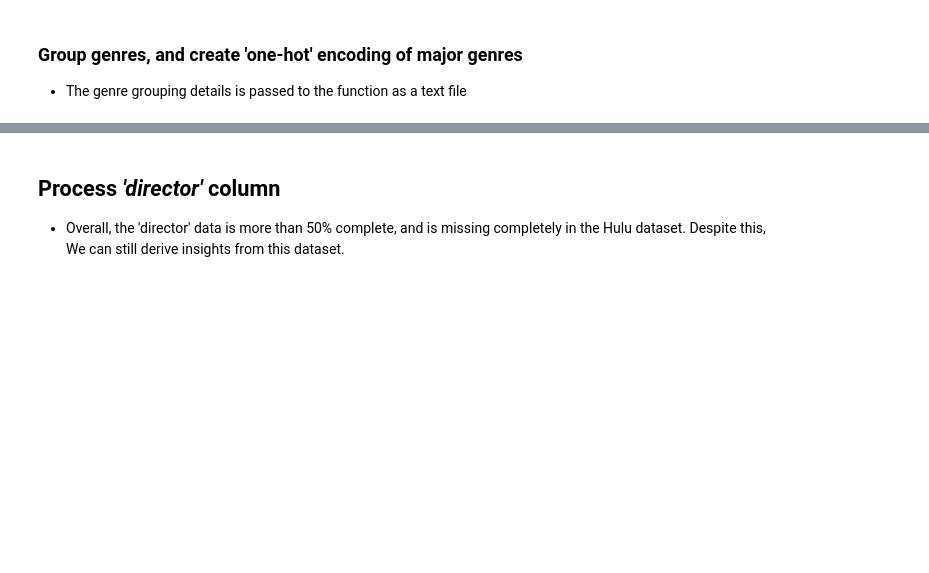
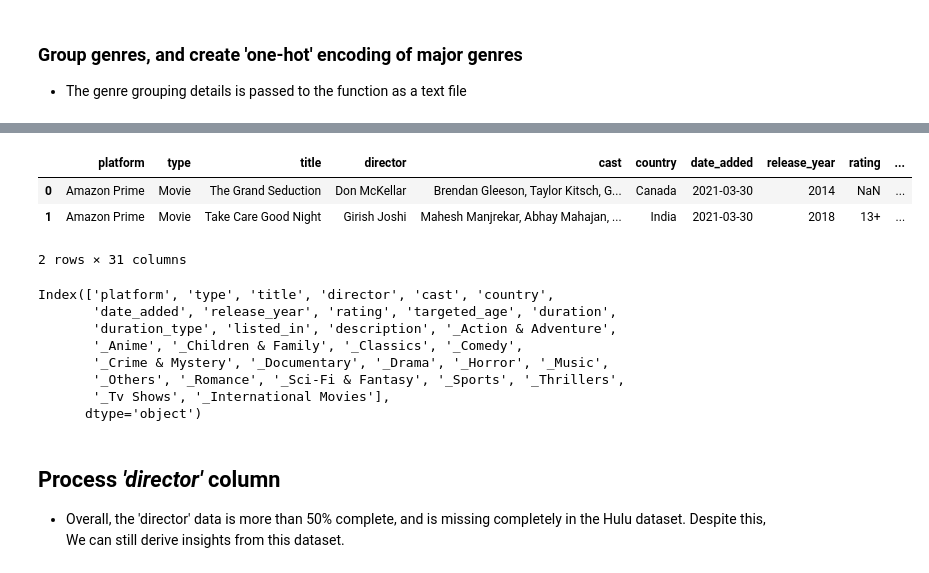
Before and after one commit to aooi5469/team1_dwp_assignment, a Jupyter notebook: Final_Data_Wrangling_Assignment.ipynb, the cells around one changed output, grey strips where cells are left out. Drawn from its saved outputs; the diff is of its cells as text; code cells hidden in the pictures; blank space fills up the shorter version.

```diff
--- a/Final_Data_Wrangling_Assignment.ipynb
+++ b/Final_Data_Wrangling_Assignment.ipynb
@@ -388,9 +471,6 @@ history:
                add verification code "genre_dict_col_sum" (vefified using Combined_Platforms_20220408_0627.csv)
 
 """
-#------------
-#copy API: start
-#------------
 __DEBUG_GENRE__ = 0
 
 
@@ -449,23 +529,25 @@ genre_dict_col_sum = {
     'sports': 561,
     'thrillers': 2374,
     'tv shows': 1976,
-    'international movies': 2752
+    'international movies': 2752,
+    # 'international movies': 2754
+
 }
 
 
-# 'international movies': 2754}
 def is_df_series_exist_in_dict_values(
     df: pd.DataFrame,
     col_header: str,
     genre_dict: dict,
     prefix_1hot="_",
-    genre_dict_col_sum: dict = genre_dict_col_sum):
+    genre_dict_col_sum: dict = genre_dict_col_sum
+    ):
+
     lowercase_1space_header = "dummy_header"
     df[lowercase_1space_header] = df[col_header].apply(
         lambda x: " ".join(x.split()).lower())
-    # display(df[["listed_in","listed_in_lowercase_1space"]])
-    # print(df["listed_in_lowercase_1space"][:2], type(df["listed_in_lowercase_1space"][0]))
     col_1hot_list = []
+
     for t, genre in enumerate(genre_dict.keys()):
         col_1hot = f"{prefix_1hot}{genre.title()}"
         col_1hot_list.append(col_1hot)
@@ -480,8 +562,6 @@ def is_df_series_exist_in_dict_values(
                 f"column sum of '{genre}' is {df[col_1hot].sum()}, expected {genre_dict_col_sum[genre]}"
             )
 
-    # print(genre_dict_col_sum)
-
     if __DEBUG_GENRE__:
         df["len_listed_in"] = df[lowercase_1space_header].apply(
             lambda x: len(x.split(",")))
@@ -491,11 +571,6 @@ def is_df_series_exist_in_dict_values(
 
     df.drop(columns=lowercase_1space_header, inplace=True)
     return df
-
-
-#------------
-#copy API: end
-#------------
 # %%
 genre_dict = get_genre_dict("genre_cleaning.txt")
 display(df.head(2))
@@ -502 +581,22 @@ display(df.head(2))
+# %%
+__DEBUG_1HOT__ = 1
+
+if __DEBUG_1HOT__:
+    #Vin: for debug, can delete
+    df_1hot = is_df_series_exist_in_dict_values(df=df, col_header="listed_in", genre_dict=genre_dict)
+    display(df_1hot.head(2))
+    print(df_1hot.columns)
+# %% [output]
+|  | platform | type | title | director | cast | country | date_added | release_year | rating | ... |
+| 0 | Amazon Prime | Movie | The Grand Seduction | Don McKellar | Brendan Gleeson, Taylor Kitsch, G... | Canada | 2021-03-30 | 2014 | NaN | ... |
+| 1 | Amazon Prime | Movie | Take Care Good Night | Girish Joshi | Mahesh Manjrekar, Abhay Mahajan, ... | India | 2021-03-30 | 2018 | 13+ | ... |
+2 rows × 31 columns
+Index(['platform', 'type', 'title', 'director', 'cast', 'country',
+       'date_added', 'release_year', 'rating', 'targeted_age', 'duration',
+       'duration_type', 'listed_in', 'description', '_Action & Adventure',
+       '_Anime', '_Children & Family', '_Classics', '_Comedy',
+       '_Crime & Mystery', '_Documentary', '_Drama', '_Horror', '_Music',
+       '_Others', '_Romance', '_Sci-Fi & Fantasy', '_Sports', '_Thrillers',
+       '_Tv Shows', '_International Movies'],
+      dtype='object')
 # %%
```
Also changed, not shown: parts of 21 cells of this notebook.
